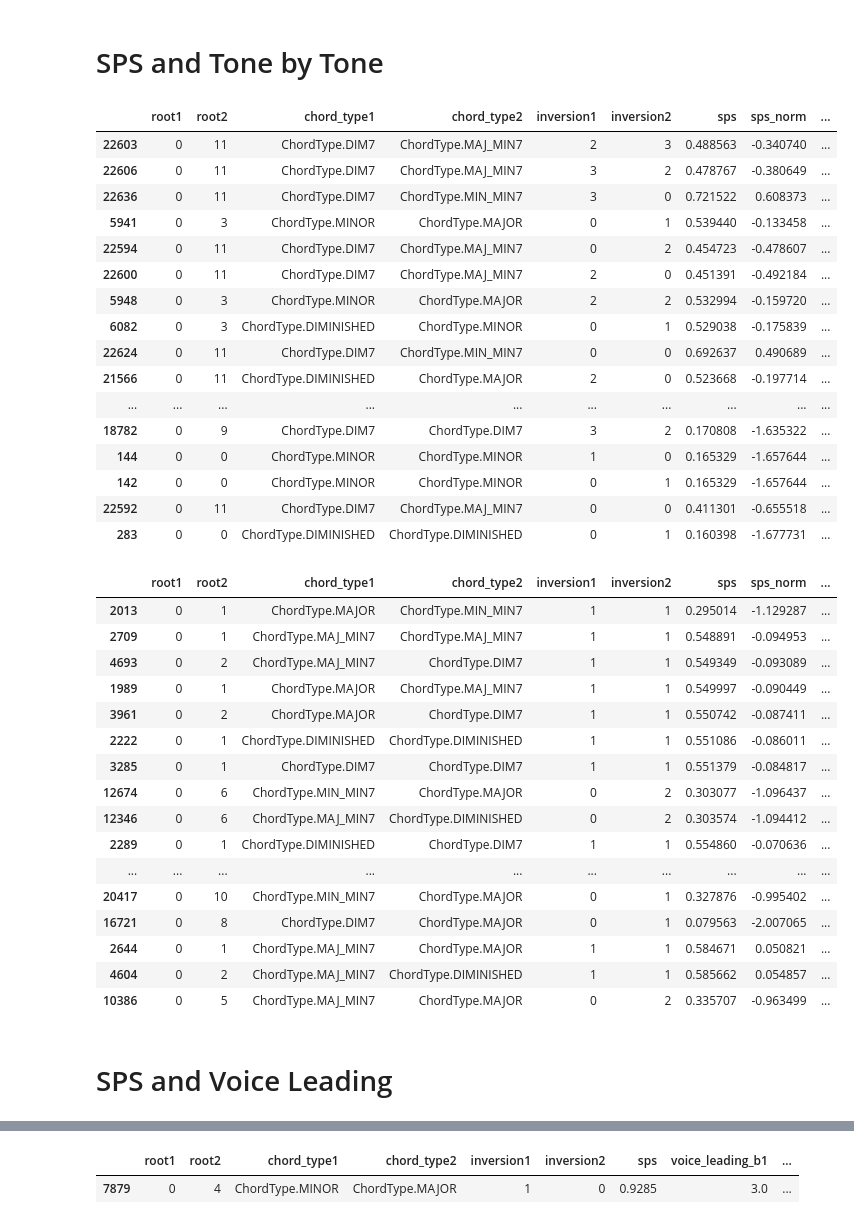
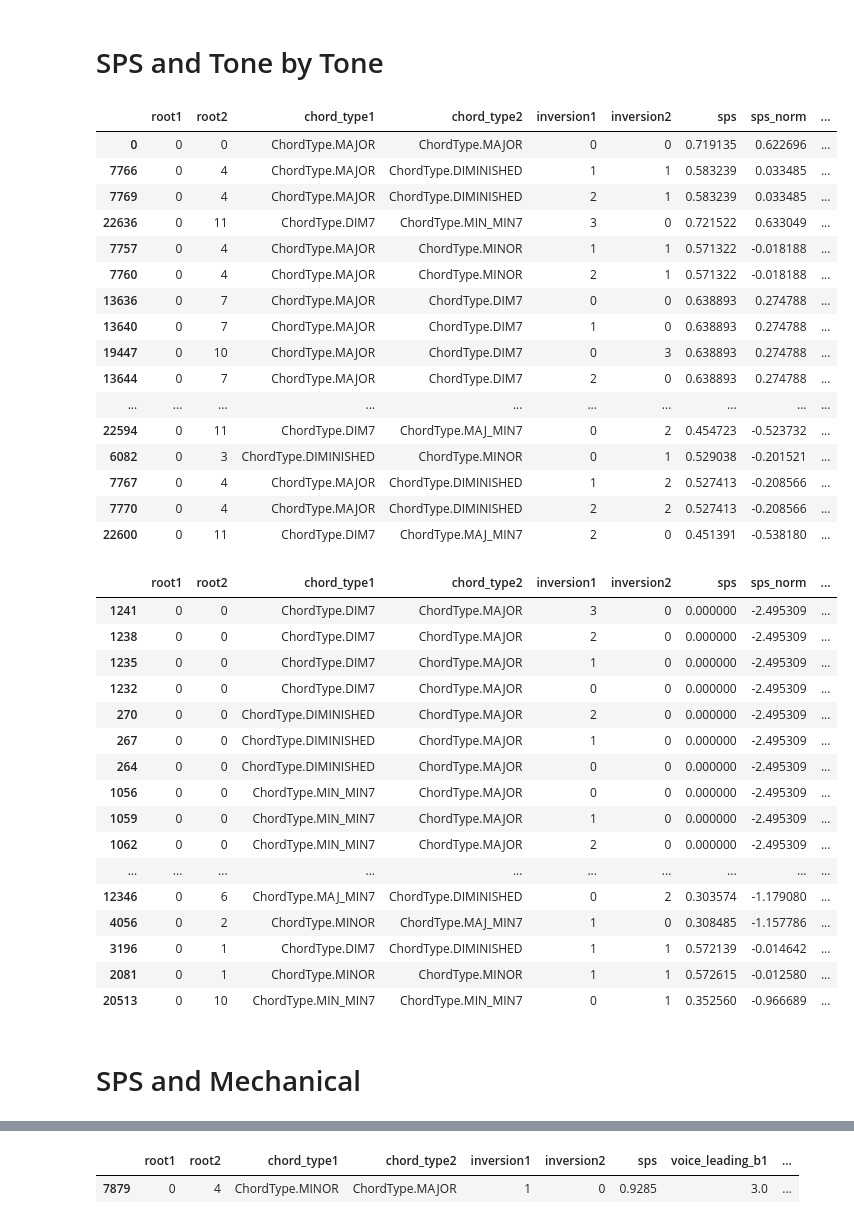
Before and after one commit to DCMLab/chord-eval, a Jupyter notebook: Scratch.ipynb, the cells around one changed output, grey strips where cells are left out. Cells and saved outputs as stored; diff of their text form; code cells hidden in the pictures.

```diff
--- a/Scratch.ipynb
+++ b/Scratch.ipynb
@@ -215,7 +215,7 @@ maj_min = [ChordType.MAJOR, ChordType.MINOR]
 c_maj_mask = (data["root1"] == 0) & (data["chord_type1"] == ChordType.MAJOR) & (data["inversion1"] == 0)
 c_maj_data = data.loc[c_maj_mask]
 
-metric = "mechanical_b1"
+metric = "mechanical_b2"
 
 matrix = np.zeros((12, 4 * 3))
 
@@ -240,7 +240,7 @@ Text(0.5, 1.0, 'mechanical_b1')
 metric_names = ["sps"]
 
 for bass_weight in [1, 2, 3]:
-    metric_names.append(f"voice_leading_b{bass_weight}")
+    metric_names.append(f"mechanical_b{bass_weight}")
 
 for root_bonus in [0, 1, 2]:
     for bass_bonus in [0, 1, 2]:
@@ -334,55 +326,55 @@ for metric1, metric2 in itertools.product(metric_names, metric_names):
 # SPS and Tone by Tone
 # %%
 small_data.loc[
-    sorted_small["sps"]["tone_by_tone_r1_b1"].index
+    sorted_small["sps"]["tone_by_tone_r0_b0"].index
 ].loc[
-    (data["root1"] == 0) & (data["sps_norm"] > data["tone_by_tone_r1_b1_norm"]),
-    ["root1", "root2", "chord_type1", "chord_type2", "inversion1", "inversion2", "sps", "sps_norm", "tone_by_tone_r1_b1", "tone_by_tone_r1_b1_norm", "voice_leading_b1", "voice_leading_b1_norm"],
+    (data["root1"] == 0) & (data["sps_norm"] > data["tone_by_tone_r0_b0_norm"]),
+    ["root1", "root2", "chord_type1", "chord_type2", "inversion1", "inversion2", "sps", "sps_norm", "tone_by_tone_r0_b0", "tone_by_tone_r0_b0_norm", "mechanical_b1", "mechanical_b1_norm"],
 ][:30]
 # %% [output]
 |  | root1 | root2 | chord_type1 | chord_type2 | inversion1 | inversion2 | sps | sps_norm | ... |
-| 22603 | 0 | 11 | ChordType.DIM7 | ChordType.MAJ_MIN7 | 2 | 3 | 0.488563 | -0.340740 | ... |
-| 22606 | 0 | 11 | ChordType.DIM7 | ChordType.MAJ_MIN7 | 3 | 2 | 0.478767 | -0.380649 | ... |
-| 22636 | 0 | 11 | ChordType.DIM7 | ChordType.MIN_MIN7 | 3 | 0 | 0.721522 | 0.608373 | ... |
-| 5941 | 0 | 3 | ChordType.MINOR | ChordType.MAJOR | 0 | 1 | 0.539440 | -0.133458 | ... |
-| 22594 | 0 | 11 | ChordType.DIM7 | ChordType.MAJ_MIN7 | 0 | 2 | 0.454723 | -0.478607 | ... |
-| 22600 | 0 | 11 | ChordType.DIM7 | ChordType.MAJ_MIN7 | 2 | 0 | 0.451391 | -0.492184 | ... |
-| 5948 | 0 | 3 | ChordType.MINOR | ChordType.MAJOR | 2 | 2 | 0.532994 | -0.159720 | ... |
-| 6082 | 0 | 3 | ChordType.DIMINISHED | ChordType.MINOR | 0 | 1 | 0.529038 | -0.175839 | ... |
-| 22624 | 0 | 11 | ChordType.DIM7 | ChordType.MIN_MIN7 | 0 | 0 | 0.692637 | 0.490689 | ... |
-| 21566 | 0 | 11 | ChordType.DIMINISHED | ChordType.MAJOR | 2 | 0 | 0.523668 | -0.197714 | ... |
+| 0 | 0 | 0 | ChordType.MAJOR | ChordType.MAJOR | 0 | 0 | 0.719135 | 0.622696 | ... |
+| 7766 | 0 | 4 | ChordType.MAJOR | ChordType.DIMINISHED | 1 | 1 | 0.583239 | 0.033485 | ... |
+| 7769 | 0 | 4 | ChordType.MAJOR | ChordType.DIMINISHED | 2 | 1 | 0.583239 | 0.033485 | ... |
+| 22636 | 0 | 11 | ChordType.DIM7 | ChordType.MIN_MIN7 | 3 | 0 | 0.721522 | 0.633049 | ... |
+| 7757 | 0 | 4 | ChordType.MAJOR | ChordType.MINOR | 1 | 1 | 0.571322 | -0.018188 | ... |
+| 7760 | 0 | 4 | ChordType.MAJOR | ChordType.MINOR | 2 | 1 | 0.571322 | -0.018188 | ... |
+| 13636 | 0 | 7 | ChordType.MAJOR | ChordType.DIM7 | 0 | 0 | 0.638893 | 0.274788 | ... |
+| 13640 | 0 | 7 | ChordType.MAJOR | ChordType.DIM7 | 1 | 0 | 0.638893 | 0.274788 | ... |
+| 19447 | 0 | 10 | ChordType.MAJOR | ChordType.DIM7 | 0 | 3 | 0.638893 | 0.274788 | ... |
+| 13644 | 0 | 7 | ChordType.MAJOR | ChordType.DIM7 | 2 | 0 | 0.638893 | 0.274788 | ... |
 | ... | ... | ... | ... | ... | ... | ... | ... | ... | ... |
-| 18782 | 0 | 9 | ChordType.DIM7 | ChordType.DIM7 | 3 | 2 | 0.170808 | -1.635322 | ... |
-| 144 | 0 | 0 | ChordType.MINOR | ChordType.MINOR | 1 | 0 | 0.165329 | -1.657644 | ... |
-| 142 | 0 | 0 | ChordType.MINOR | ChordType.MINOR | 0 | 1 | 0.165329 | -1.657644 | ... |
-| 22592 | 0 | 11 | ChordType.DIM7 | ChordType.MAJ_MIN7 | 0 | 0 | 0.411301 | -0.655518 | ... |
-| 283 | 0 | 0 | ChordType.DIMINISHED | ChordType.DIMINISHED | 0 | 1 | 0.160398 | -1.677731 | ... |
+| 22594 | 0 | 11 | ChordType.DIM7 | ChordType.MAJ_MIN7 | 0 | 2 | 0.454723 | -0.523732 | ... |
+| 6082 | 0 | 3 | ChordType.DIMINISHED | ChordType.MINOR | 0 | 1 | 0.529038 | -0.201521 | ... |
+| 7767 | 0 | 4 | ChordType.MAJOR | ChordType.DIMINISHED | 1 | 2 | 0.527413 | -0.208566 | ... |
+| 7770 | 0 | 4 | ChordType.MAJOR | ChordType.DIMINISHED | 2 | 2 | 0.527413 | -0.208566 | ... |
+| 22600 | 0 | 11 | ChordType.DIM7 | ChordType.MAJ_MIN7 | 2 | 0 | 0.451391 | -0.538180 | ... |
 # %%
 small_data.loc[
-    sorted_small["sps"]["tone_by_tone_r1_b1"].index
+    sorted_small["sps"]["tone_by_tone_r0_b0"].index
 ].loc[
-    (data["root1"] == 0) & (data["sps_norm"] < data["tone_by_tone_r1_b1_norm"]),
-    ["root1", "root2", "chord_type1", "chord_type2", "inversion1", "inversion2", "sps", "sps_norm", "tone_by_tone_r1_b1", "tone_by_tone_r1_b1_norm", "voice_leading_b1", "voice_leading_b1_norm"],
+    (data["root1"] == 0) & (data["sps_norm"] < data["tone_by_tone_r0_b0_norm"]),
+    ["root1", "root2", "chord_type1", "chord_type2", "inversion1", "inversion2", "sps", "sps_norm", "tone_by_tone_r0_b0", "tone_by_tone_r0_b0_norm", "mechanical_b1", "mechanical_b1_norm"],
 ][:30]
 # %% [output]
 |  | root1 | root2 | chord_type1 | chord_type2 | inversion1 | inversion2 | sps | sps_norm | ... |
-| 2013 | 0 | 1 | ChordType.MAJOR | ChordType.MIN_MIN7 | 1 | 1 | 0.295014 | -1.129287 | ... |
-| 2709 | 0 | 1 | ChordType.MAJ_MIN7 | ChordType.MAJ_MIN7 | 1 | 1 | 0.548891 | -0.094953 | ... |
-| 4693 | 0 | 2 | ChordType.MAJ_MIN7 | ChordType.DIM7 | 1 | 1 | 0.549349 | -0.093089 | ... |
-| 1989 | 0 | 1 | ChordType.MAJOR | ChordType.MAJ_MIN7 | 1 | 1 | 0.549997 | -0.090449 | ... |
-| 3961 | 0 | 2 | ChordType.MAJOR | ChordType.DIM7 | 1 | 1 | 0.550742 | -0.087411 | ... |
-| 2222 | 0 | 1 | ChordType.DIMINISHED | ChordType.DIMINISHED | 1 | 1 | 0.551086 | -0.086011 | ... |
-| 3285 | 0 | 1 | ChordType.DIM7 | ChordType.DIM7 | 1 | 1 | 0.551379 | -0.084817 | ... |
-| 12674 | 0 | 6 | ChordType.MIN_MIN7 | ChordType.MAJOR | 0 | 2 | 0.303077 | -1.096437 | ... |
-| 12346 | 0 | 6 | ChordType.MAJ_MIN7 | ChordType.DIMINISHED | 0 | 2 | 0.303574 | -1.094412 | ... |
-| 2289 | 0 | 1 | ChordType.DIMINISHED | ChordType.DIM7 | 1 | 1 | 0.554860 | -0.070636 | ... |
+| 1241 | 0 | 0 | ChordType.DIM7 | ChordType.MAJOR | 3 | 0 | 0.000000 | -2.495309 | ... |
+| 1238 | 0 | 0 | ChordType.DIM7 | ChordType.MAJOR | 2 | 0 | 0.000000 | -2.495309 | ... |
+| 1235 | 0 | 0 | ChordType.DIM7 | ChordType.MAJOR | 1 | 0 | 0.000000 | -2.495309 | ... |
+| 1232 | 0 | 0 | ChordType.DIM7 | ChordType.MAJOR | 0 | 0 | 0.000000 | -2.495309 | ... |
+| 270 | 0 | 0 | ChordType.DIMINISHED | ChordType.MAJOR | 2 | 0 | 0.000000 | -2.495309 | ... |
+| 267 | 0 | 0 | ChordType.DIMINISHED | ChordType.MAJOR | 1 | 0 | 0.000000 | -2.495309 | ... |
+| 264 | 0 | 0 | ChordType.DIMINISHED | ChordType.MAJOR | 0 | 0 | 0.000000 | -2.495309 | ... |
+| 1056 | 0 | 0 | ChordType.MIN_MIN7 | ChordType.MAJOR | 0 | 0 | 0.000000 | -2.495309 | ... |
+| 1059 | 0 | 0 | ChordType.MIN_MIN7 | ChordType.MAJOR | 1 | 0 | 0.000000 | -2.495309 | ... |
+| 1062 | 0 | 0 | ChordType.MIN_MIN7 | ChordType.MAJOR | 2 | 0 | 0.000000 | -2.495309 | ... |
 | ... | ... | ... | ... | ... | ... | ... | ... | ... | ... |
-| 20417 | 0 | 10 | ChordType.MIN_MIN7 | ChordType.MAJOR | 0 | 1 | 0.327876 | -0.995402 | ... |
-| 16721 | 0 | 8 | ChordType.DIM7 | ChordType.MAJOR | 0 | 1 | 0.079563 | -2.007065 | ... |
-| 2644 | 0 | 1 | ChordType.MAJ_MIN7 | ChordType.MAJOR | 1 | 1 | 0.584671 | 0.050821 | ... |
-| 4604 | 0 | 2 | ChordType.MAJ_MIN7 | ChordType.DIMINISHED | 1 | 1 | 0.585662 | 0.054857 | ... |
-| 10386 | 0 | 5 | ChordType.MAJ_MIN7 | ChordType.MAJOR | 0 | 2 | 0.335707 | -0.963499 | ... |
+| 12346 | 0 | 6 | ChordType.MAJ_MIN7 | ChordType.DIMINISHED | 0 | 2 | 0.303574 | -1.179080 | ... |
+| 4056 | 0 | 2 | ChordType.MINOR | ChordType.MAJ_MIN7 | 1 | 0 | 0.308485 | -1.157786 | ... |
+| 3196 | 0 | 1 | ChordType.DIM7 | ChordType.DIMINISHED | 1 | 1 | 0.572139 | -0.014642 | ... |
+| 2081 | 0 | 1 | ChordType.MINOR | ChordType.MINOR | 1 | 1 | 0.572615 | -0.012580 | ... |
+| 20513 | 0 | 10 | ChordType.MIN_MIN7 | ChordType.MIN_MIN7 | 0 | 1 | 0.352560 | -0.966689 | ... |
 # %% [markdown]
-# SPS and Voice Leading
+# SPS and Mechanical
 # %%
 small_data.loc[
```
Also changed, not shown: parts of 9 cells of this notebook, 2 other files.
